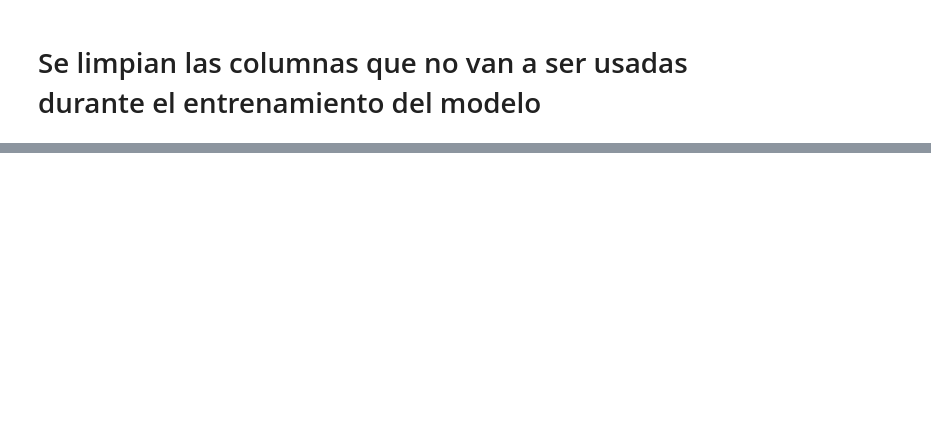
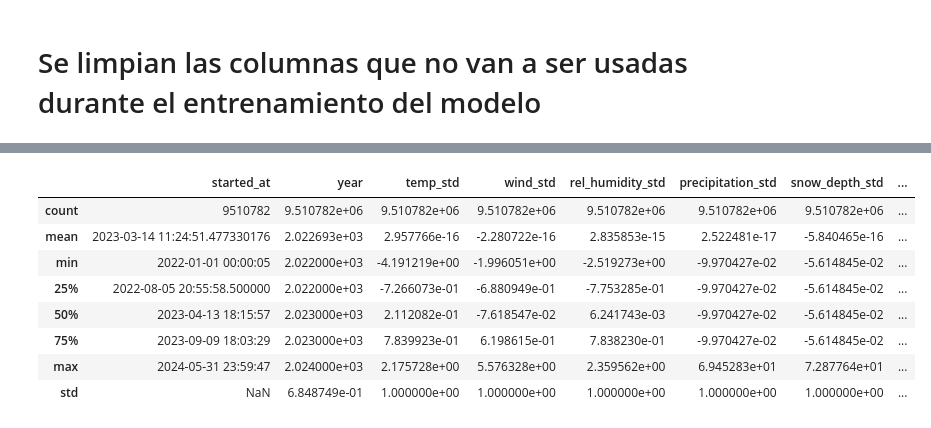
Before and after one commit to cavero00/bicycles_use_predictor, a Jupyter notebook: develop/normalization/normalization.ipynb, the cells around one changed output, grey strips where cells are left out. Cells and saved outputs as stored; diff of their text form; code cells hidden in the pictures; blank space fills up the shorter version.

```diff
--- a/develop/normalization/normalization.ipynb
+++ b/develop/normalization/normalization.ipynb
@@ -405,0 +421,12 @@ df_model.head(10)
+# %%
+df_model.describe()
+# %% [output]
+|  | started_at | year | temp_std | wind_std | rel_humidity_std | precipitation_std | snow_depth_std | ... |
+| count | 9510782 | 9.510782e+06 | 9.510782e+06 | 9.510782e+06 | 9.510782e+06 | 9.510782e+06 | 9.510782e+06 | ... |
+| mean | 2023-03-14 11:24:51.477330176 | 2.022693e+03 | 2.957766e-16 | -2.280722e-16 | 2.835853e-15 | 2.522481e-17 | -5.840465e-16 | ... |
+| min | 2022-01-01 00:00:05 | 2.022000e+03 | -4.191219e+00 | -1.996051e+00 | -2.519273e+00 | -9.970427e-02 | -5.614845e-02 | ... |
+| 25% | 2022-08-05 20:55:58.500000 | 2.022000e+03 | -7.266073e-01 | -6.880949e-01 | -7.753285e-01 | -9.970427e-02 | -5.614845e-02 | ... |
+| 50% | 2023-04-13 18:15:57 | 2.023000e+03 | 2.112082e-01 | -7.618547e-02 | 6.241743e-03 | -9.970427e-02 | -5.614845e-02 | ... |
+| 75% | 2023-09-09 18:03:29 | 2.023000e+03 | 7.839923e-01 | 6.198615e-01 | 7.838230e-01 | -9.970427e-02 | -5.614845e-02 | ... |
+| max | 2024-05-31 23:59:47 | 2.024000e+03 | 2.175728e+00 | 5.576328e+00 | 2.359562e+00 | 6.945283e+01 | 7.287764e+01 | ... |
+| std | NaN | 6.848749e-01 | 1.000000e+00 | 1.000000e+00 | 1.000000e+00 | 1.000000e+00 | 1.000000e+00 | ... |
```
Also changed, not shown: parts of 14 cells of this notebook, 33 other files.
